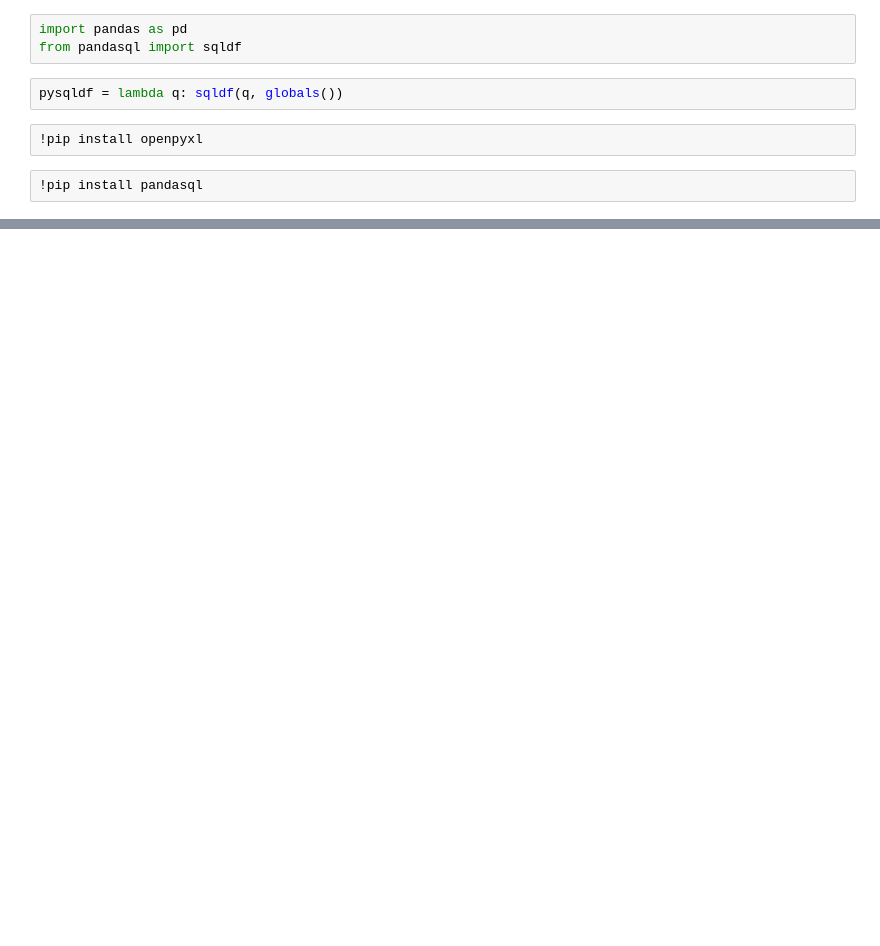
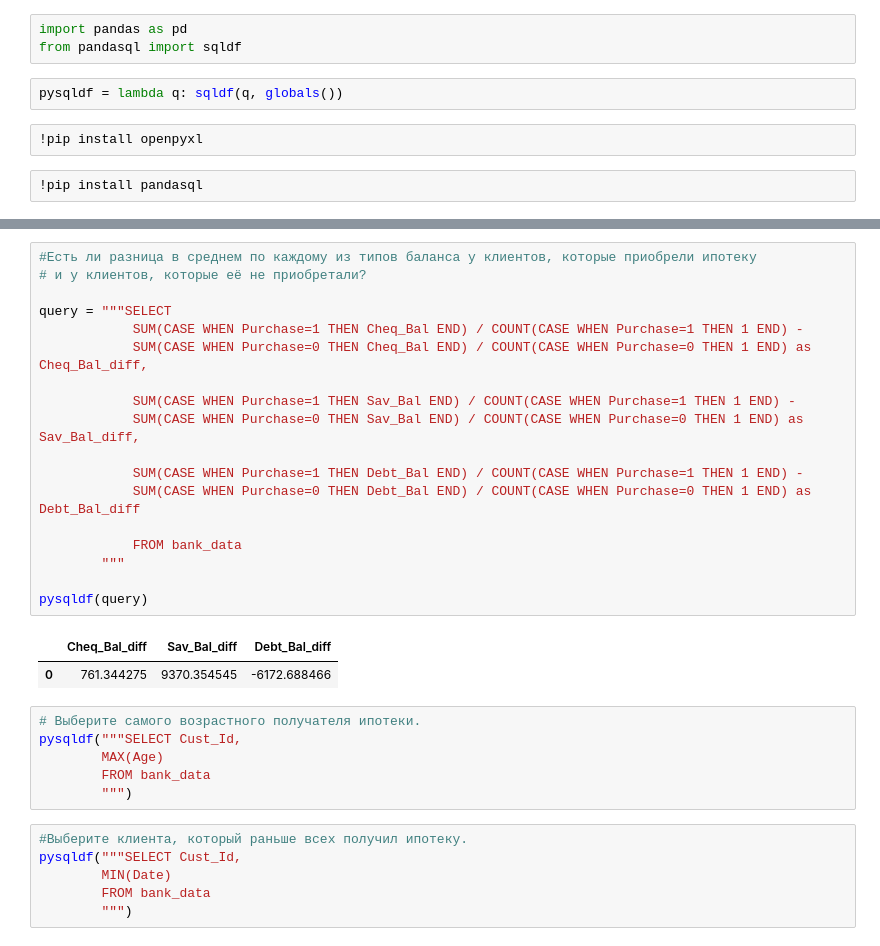
Before and after one commit to MarinaGrad/SF-data-science22, a Jupyter notebook: homework/HW_SQL_MG.ipynb, the cells around one changed output, grey strips where cells are left out. Drawn from its saved outputs; the diff is of its cells as text; blank space fills up the shorter version.

```diff
--- a/homework/HW_SQL_MG.ipynb
+++ b/homework/HW_SQL_MG.ipynb
@@ -57,0 +113,33 @@ pysqldf("""SELECT *
+# %%
+#Есть ли разница в среднем по каждому из типов баланса у клиентов, которые приобрели ипотеку
+# и у клиентов, которые её не приобретали?
+
+query = """SELECT
+            SUM(CASE WHEN Purchase=1 THEN Cheq_Bal END) / COUNT(CASE WHEN Purchase=1 THEN 1 END) -
+            SUM(CASE WHEN Purchase=0 THEN Cheq_Bal END) / COUNT(CASE WHEN Purchase=0 THEN 1 END) as Cheq_Bal_diff,
+
+            SUM(CASE WHEN Purchase=1 THEN Sav_Bal END) / COUNT(CASE WHEN Purchase=1 THEN 1 END) -
+            SUM(CASE WHEN Purchase=0 THEN Sav_Bal END) / COUNT(CASE WHEN Purchase=0 THEN 1 END) as Sav_Bal_diff,
+
+            SUM(CASE WHEN Purchase=1 THEN Debt_Bal END) / COUNT(CASE WHEN Purchase=1 THEN 1 END) -
+            SUM(CASE WHEN Purchase=0 THEN Debt_Bal END) / COUNT(CASE WHEN Purchase=0 THEN 1 END) as Debt_Bal_diff
+
+            FROM bank_data
+        """
+
+pysqldf(query)
+# %% [output]
+|  | Cheq_Bal_diff | Sav_Bal_diff | Debt_Bal_diff |
+| 0 | 761.344275 | 9370.354545 | -6172.688466 |
+# %%
+# Выберите самого возрастного получателя ипотеки.
+pysqldf("""SELECT Cust_Id,
+        MAX(Age)
+        FROM bank_data
+        """)
+# %%
+#Выберите клиента, который раньше всех получил ипотеку.
+pysqldf("""SELECT Cust_Id,
+        MIN(Date)
+        FROM bank_data
+        """)
```
Also changed, not shown: parts of 9 cells of this notebook, 1 other file.
